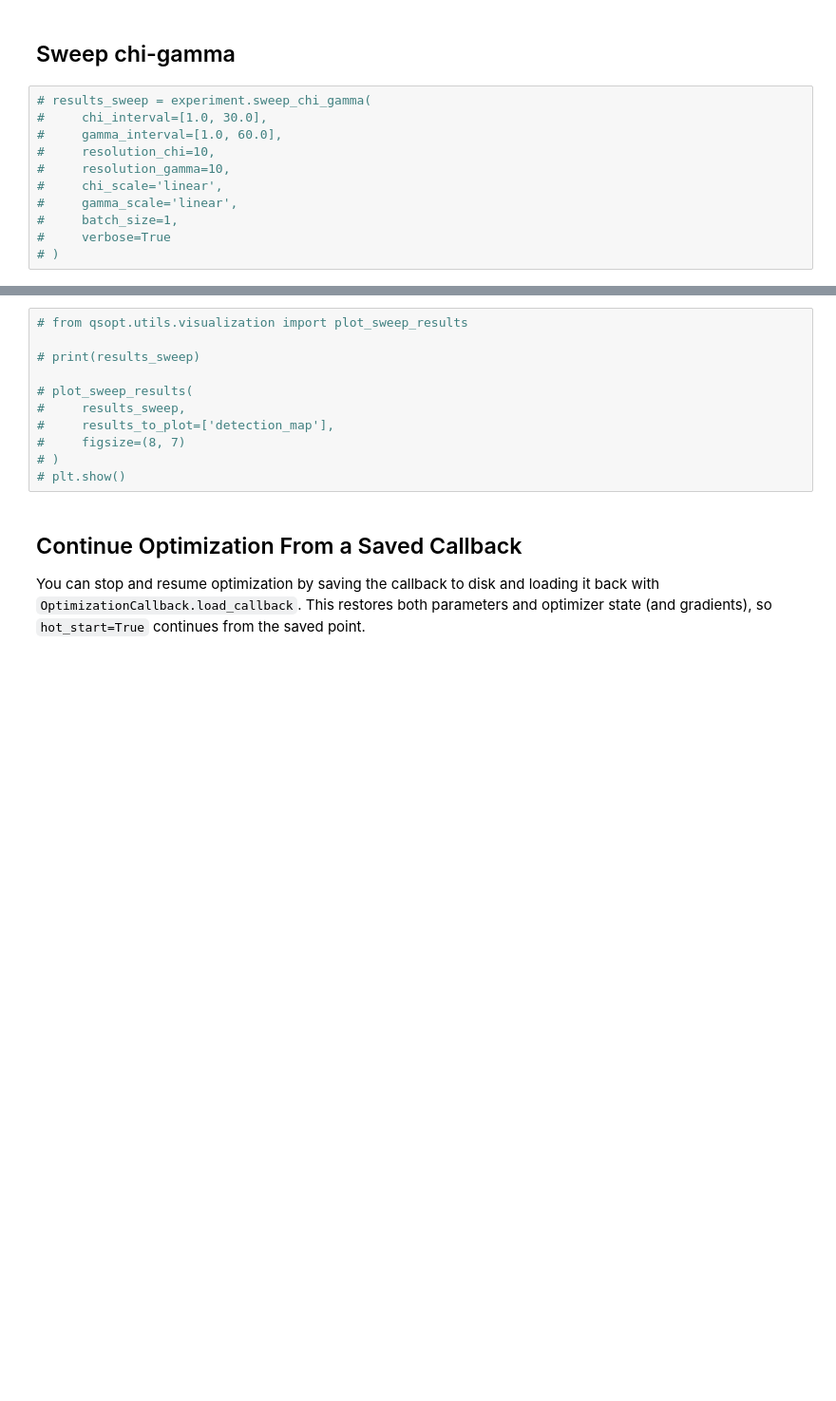
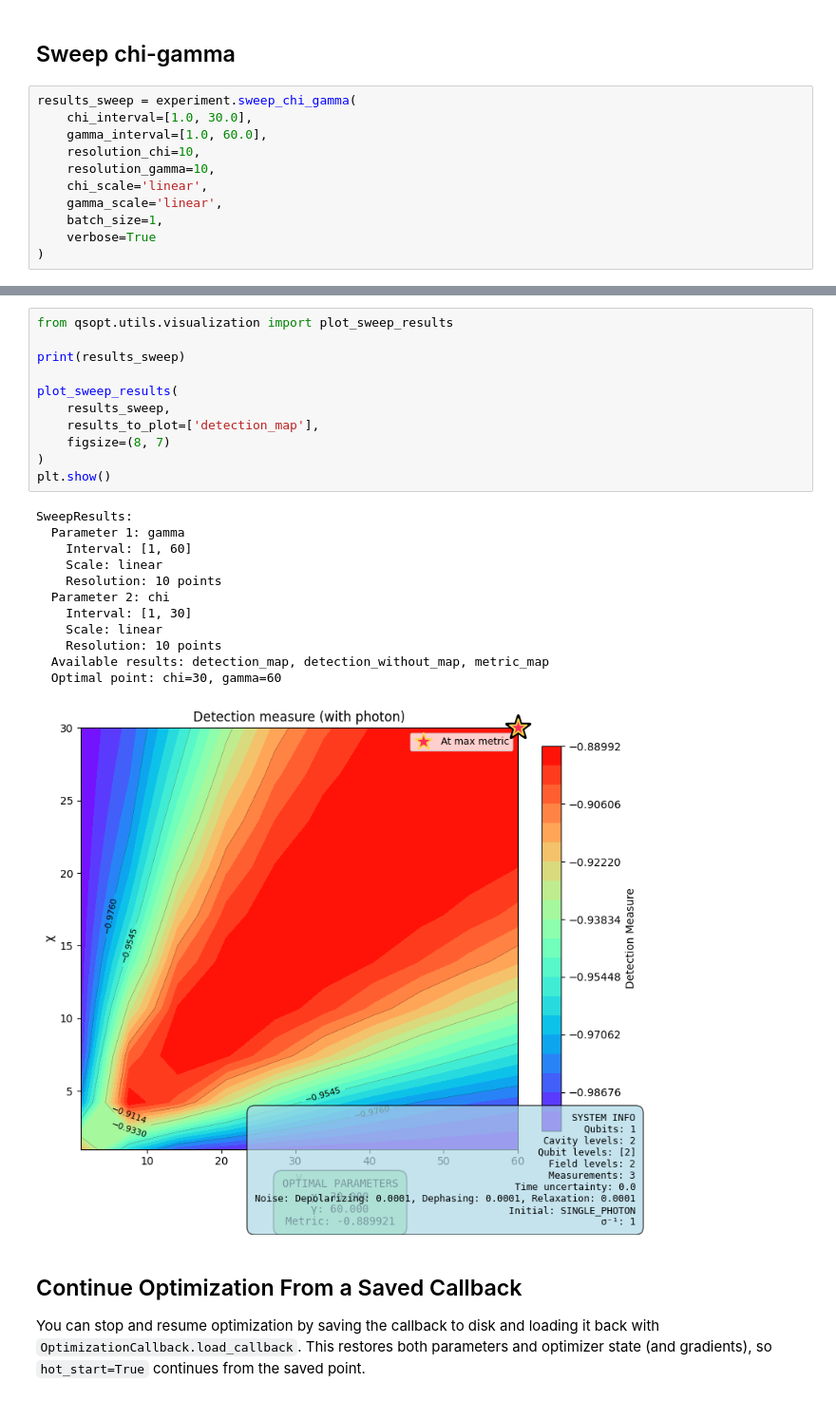
Before and after one commit to Simone-Bordoni/Quantum-sensing-QML, a Jupyter notebook: examples/single_qubit_tutorial.ipynb, the cells around one changed output, grey strips where cells are left out. Shown at 95% size. Cells and saved outputs as stored; diff of their text form; blank space fills up the shorter version.

```diff
--- a/examples/single_qubit_tutorial.ipynb
+++ b/examples/single_qubit_tutorial.ipynb
@@ -255,13 +256,13 @@ plt.show()
 # %% [markdown]
 ## Sweep chi-gamma
 # %%
-# results_sweep = experiment.sweep_chi_gamma(
-#     chi_interval=[1.0, 30.0],
-#     gamma_interval=[1.0, 60.0],
-#     resolution_chi=10,
-#     resolution_gamma=10,
-#     chi_scale='linear',
-#     gamma_scale='linear',
-#     batch_size=1,
-#     verbose=True
-# )
+results_sweep = experiment.sweep_chi_gamma(
+    chi_interval=[1.0, 30.0],
+    gamma_interval=[1.0, 60.0],
+    resolution_chi=10,
+    resolution_gamma=10,
+    chi_scale='linear',
+    gamma_scale='linear',
+    batch_size=1,
+    verbose=True
+)
@@ -268,14 +275,27 @@ plt.show()
 # %%
-# from qsopt.utils.visualization import plot_sweep_results
+from qsopt.utils.visualization import plot_sweep_results
 
-# print(results_sweep)
+print(results_sweep)
 
-# plot_sweep_results(
-#     results_sweep,
-#     results_to_plot=['detection_map'],
-#     figsize=(8, 7)
-# )
-# plt.show()
+plot_sweep_results(
+    results_sweep,
+    results_to_plot=['detection_map'],
+    figsize=(8, 7)
+)
+plt.show()
+# %% [output]
+SweepResults:
+  Parameter 1: gamma
+    Interval: [1, 60]
+    Scale: linear
+    Resolution: 10 points
+  Parameter 2: chi
+    Interval: [1, 30]
+    Scale: linear
+    Resolution: 10 points
+  Available results: detection_map, detection_without_map, metric_map
+  Optimal point: chi=30, gamma=60
+[figure, added]
 # %% [markdown]
 ## Continue Optimization From a Saved Callback
 
```
Also changed, not shown: parts of 10 cells of this notebook, 7 other files.
